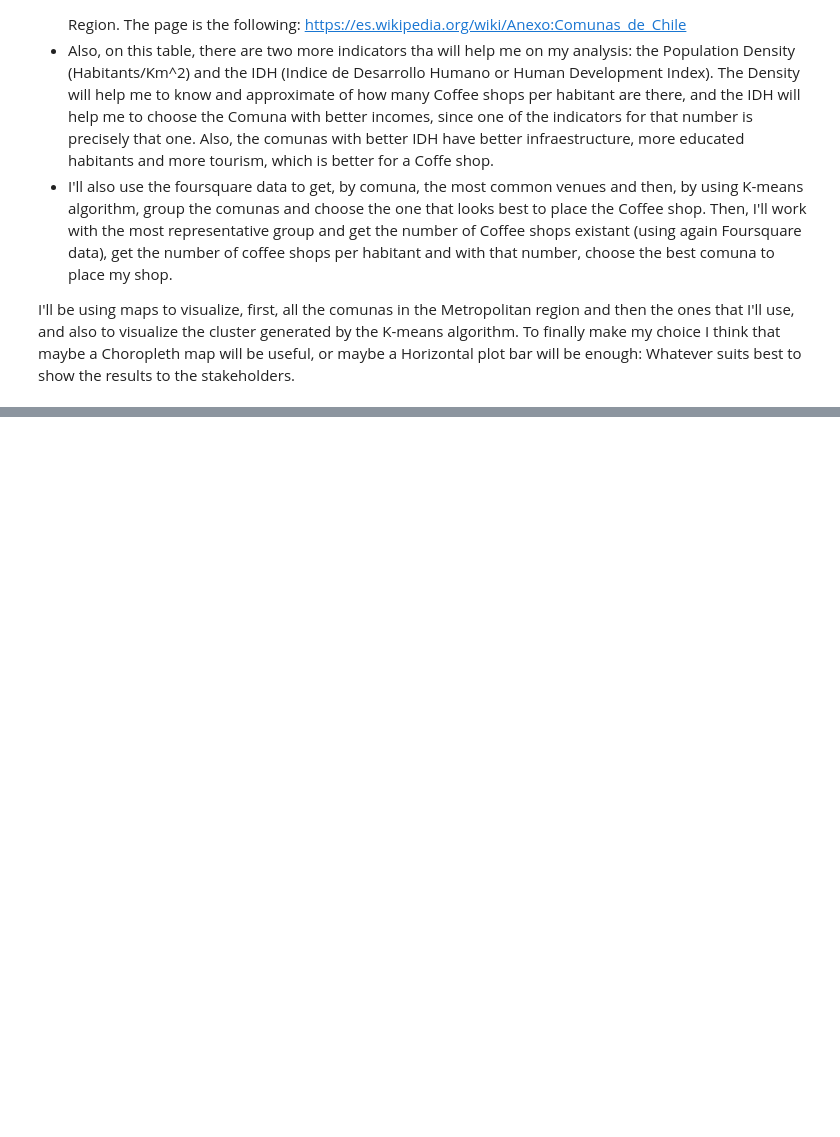
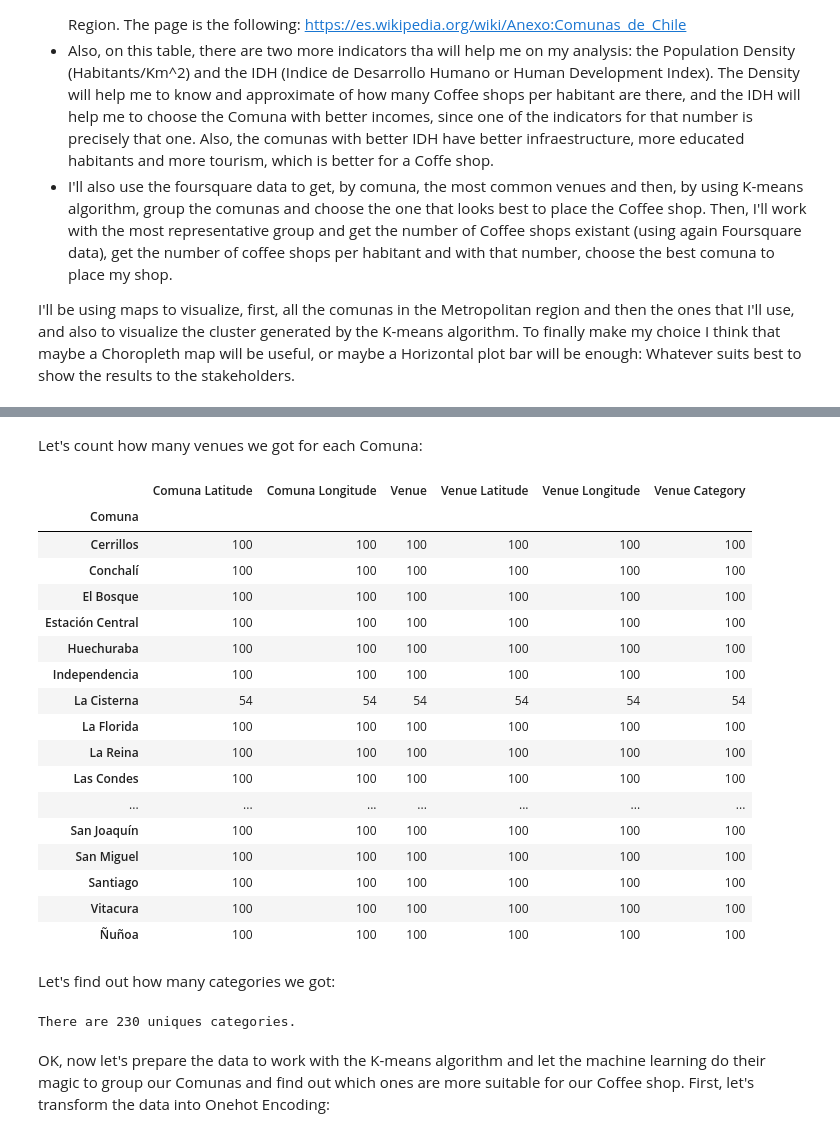
Before and after one commit to jcolivaresv/Coursera_Capstone, a Jupyter notebook: Chile_best_comuna_for_CoffeeShop.ipynb, the cells around one changed output, grey strips where cells are left out. Saved outputs shown, nothing was run; the diff lists cells and outputs as text; code cells hidden in the pictures; blank space fills up the shorter version.

```diff
--- a/Chile_best_comuna_for_CoffeeShop.ipynb
+++ b/Chile_best_comuna_for_CoffeeShop.ipynb
@@ -17,0 +188,35 @@ I'll be using maps to visualize, first, all the comunas in the Metropolitan regi
+# %%
+# using the function of the lab
+def getNearbyVenues(names, latitudes, longitudes, radius=5000):
+    venues_list=[]
+    for name, lat, lng in zip(names, latitudes, longitudes):
+        # create the API request URL
+        url = 'https://api.foursquare.com/v2/venues/explore?&client_id={}&client_secret={}&v={}&ll={},{}&radius={}&limit={}'.format(
+            CLIENT_ID,
+            CLIENT_SECRET,
+            VERSION,
+            lat,
+            lng,
+            radius,
+            LIMIT)
+        # make the GET request
+        results = requests.get(url).json()["response"]['groups'][0]['items']
+        # return only relevant information for each nearby venue
+        venues_list.append([(
+            name,
+            lat,
+            lng,
+            v['venue']['name'],
+            v['venue']['location']['lat'],
+            v['venue']['location']['lng'],
+            v['venue']['categories'][0]['name']) for v in results])
+
+    nearby_venues = pd.DataFrame([item for venue_list in venues_list for item in venue_list])
+    nearby_venues.columns = ['Comuna',
+                  'Comuna Latitude',
+                  'Comuna Longitude',
+                  'Venue',
+                  'Venue Latitude',
+                  'Venue Longitude',
+                  'Venue Category']
+    return(nearby_venues)
@@ -17,0 +246,32 @@ I'll be using maps to visualize, first, all the comunas in the Metropolitan regi
+# %% [markdown]
+Let's count how many venues we got for each Comuna:
+# %%
+metropolitana_venues.groupby('Comuna').count()
+# %% [output]
+|  | Comuna Latitude | Comuna Longitude | Venue | Venue Latitude | Venue Longitude | Venue Category |
+| Comuna |  |  |  |  |  |  |
+| Cerrillos | 100 | 100 | 100 | 100 | 100 | 100 |
+| Conchalí | 100 | 100 | 100 | 100 | 100 | 100 |
+| El Bosque | 100 | 100 | 100 | 100 | 100 | 100 |
+| Estación Central | 100 | 100 | 100 | 100 | 100 | 100 |
+| Huechuraba | 100 | 100 | 100 | 100 | 100 | 100 |
+| Independencia | 100 | 100 | 100 | 100 | 100 | 100 |
+| La Cisterna | 54 | 54 | 54 | 54 | 54 | 54 |
+| La Florida | 100 | 100 | 100 | 100 | 100 | 100 |
+| La Reina | 100 | 100 | 100 | 100 | 100 | 100 |
+| Las Condes | 100 | 100 | 100 | 100 | 100 | 100 |
+| ... | ... | ... | ... | ... | ... | ... |
+| San Joaquín | 100 | 100 | 100 | 100 | 100 | 100 |
+| San Miguel | 100 | 100 | 100 | 100 | 100 | 100 |
+| Santiago | 100 | 100 | 100 | 100 | 100 | 100 |
+| Vitacura | 100 | 100 | 100 | 100 | 100 | 100 |
+| Ñuñoa | 100 | 100 | 100 | 100 | 100 | 100 |
+# %% [markdown]
+Let's find out how many categories we got:
+# %%
+print('There are {} uniques categories.'.format(len(metropolitana_venues['Venue Category'].unique())))
+# %% [output]
+There are 230 uniques categories.
+# %% [markdown]
+OK, now let's prepare the data to work with the K-means algorithm and let the machine learning do their magic to group our Comunas and find out which ones are more suitable for our Coffee shop.
+First, let's transform the data into Onehot Encoding:
```
Also changed, not shown: parts of 73 cells of this notebook.
